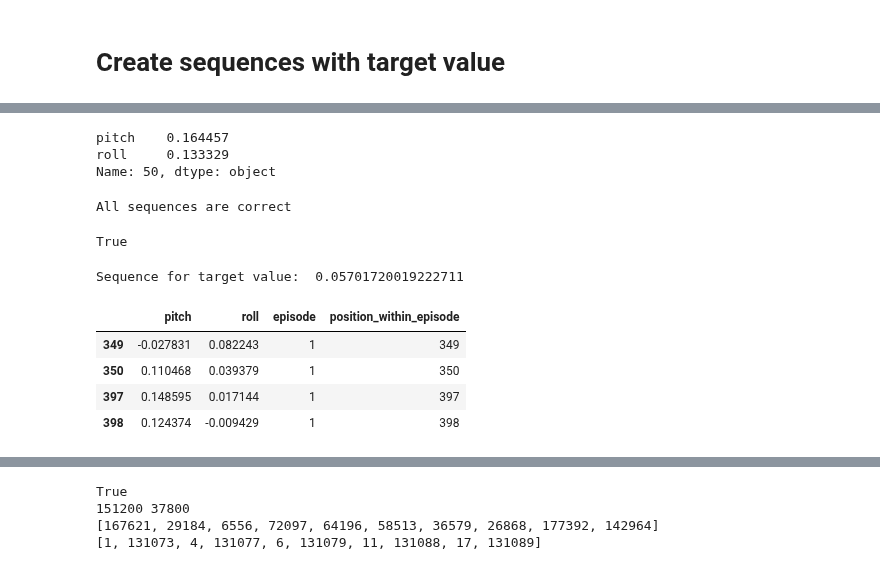
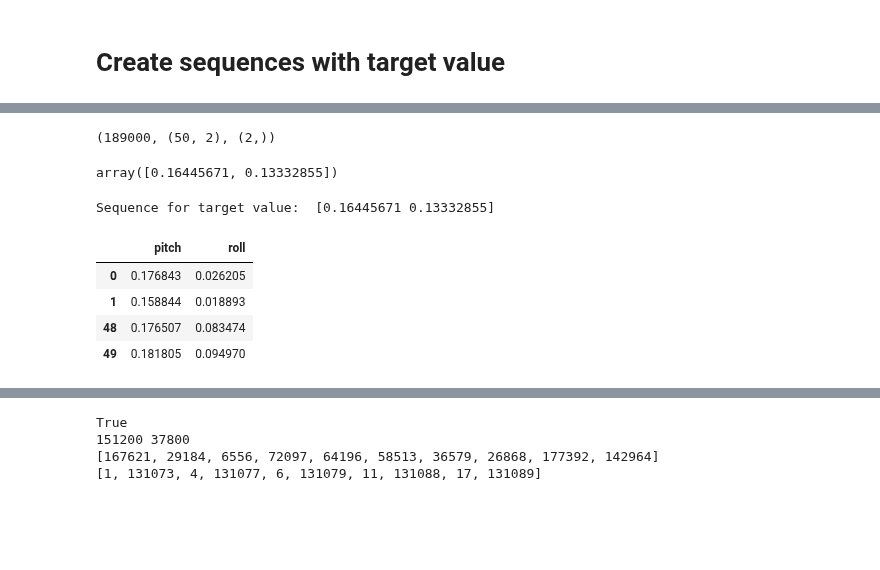
Before and after one commit to lancedw/3D-state-prediction-for-surface-vessels-using-IMU-data-and-images, a Jupyter notebook: code/notebooks/pr_predictor.ipynb, the cells around one changed output, grey strips where cells are left out. Drawn from its saved outputs; the diff is of its cells as text; code cells hidden in the pictures; blank space fills up the shorter version.

```diff
--- a/code/notebooks/pr_predictor.ipynb
+++ b/code/notebooks/pr_predictor.ipynb
@@ -177,8 +175,10 @@ p_r_df
 # Create sequences with target value
 # %%
 # function to create sequences with one target column
-def create_sequences(input_data: pd.DataFrame, target_column, sequence_length, input_columns = "pitch", episode_length = FRAMES_PER_EPISODE, n_episodes = N_EPISODES):
+def create_sequences(input_data: pd.DataFrame, target_columns, sequence_length, feature_columns = ["pitch", "roll"], episode_length = FRAMES_PER_EPISODE, n_episodes = N_EPISODES):
     sequences= []
+    # get indice(s) for target column(s)
+    target_index = [input_data.columns.get_loc(c) for c in target_columns if c in input_data]
 
     # make sequences per episode, one sequence can only hold data of one and the same episode!
     for n in tqdm(range(n_episodes)):
@@ -187,10 +187,10 @@ def create_sequences(input_data: pd.DataFrame, target_column, sequence_length, i
 
             i = l+(n*episode_length)
 
-            sequence = input_data.iloc[i:i+sequence_length]
+            sequence = input_data.iloc[i:i+sequence_length][feature_columns]
 
             target_position = i + sequence_length
-            target = input_data.iloc[target_position][target_column]
+            target = input_data.iloc[[target_position], target_index].values.flatten()
 
             sequences.append((sequence, target))
 
@@ -210,6 +201,8 @@ all_sequences[0][0].shape
+# %%
+len(all_sequences),all_sequences[0][0].shape, all_sequences[0][1].shape
+# %% [output]
+(189000, (50, 2), (2,))
 # %%
 all_sequences[0][1]
 # %% [output]
-pitch    0.164457
-roll     0.133329
-Name: 50, dtype: object
+array([0.16445671, 0.13332855])
@@ -235,17 +209,11 @@ def test_sequences_integrity(sequences):
-# %%
-# !jupyter nbextension enable --py widgetsnbextension
-test_sequences_integrity(all_sequences)
-# %% [output]
-All sequences are correct
-True
 # %%
-index = 349
+index = 0
 print("Sequence for target value: ", all_sequences[index][1])
 pd.concat([all_sequences[index][0].head(2),all_sequences[index][0].tail(2)])
 # %% [output]
-Sequence for target value:  0.05701720019222711
+Sequence for target value:  [0.16445671 0.13332855]
-|  | pitch | roll | episode | position_within_episode |
-| 349 | -0.027831 | 0.082243 | 1 | 349 |
-| 350 | 0.110468 | 0.039379 | 1 | 350 |
-| 397 | 0.148595 | 0.017144 | 1 | 397 |
-| 398 | 0.124374 | -0.009429 | 1 | 398 |
+|  | pitch | roll |
+| 0 | 0.176843 | 0.026205 |
+| 1 | 0.158844 | 0.018893 |
+| 48 | 0.176507 | 0.083474 |
+| 49 | 0.181805 | 0.094970 |
```
Also changed, not shown: parts of 58 cells of this notebook, 9 other files.
